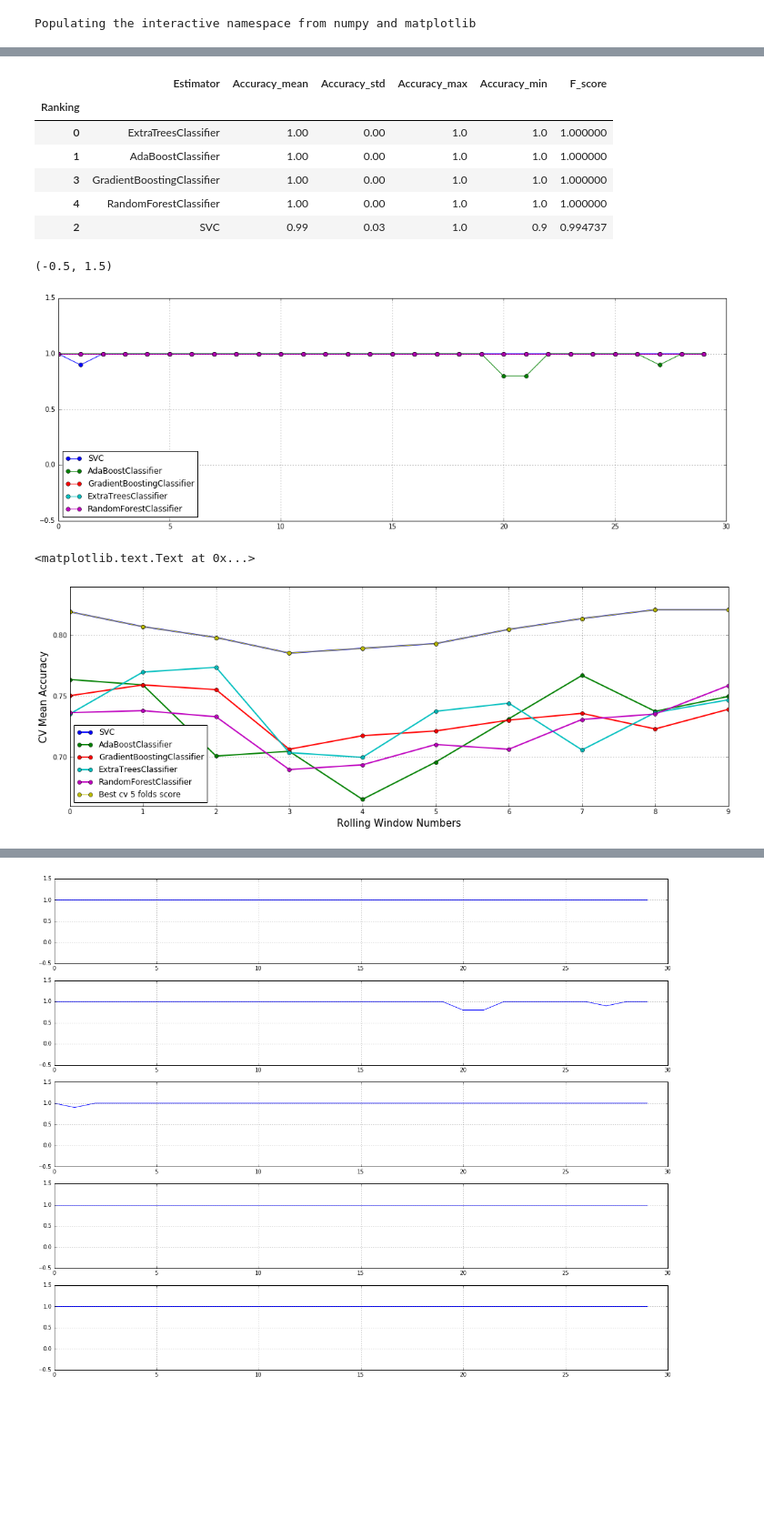
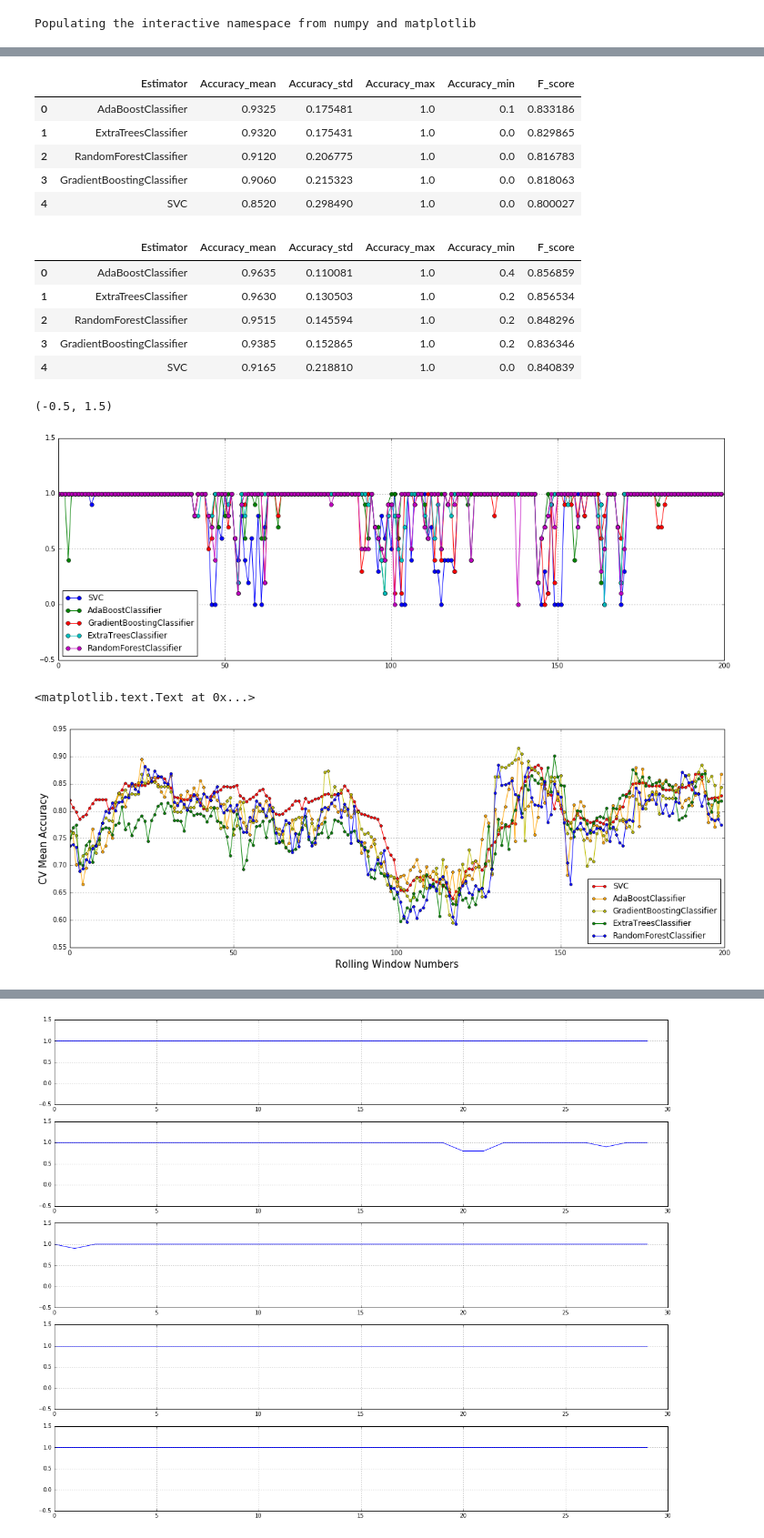
Before and after one commit to rorysroes/SGX-Full-OrderBook-Tick-Data-Trading-Strategy, a Jupyter notebook: Model_Selection.ipynb, the cells around one changed output, grey strips where cells are left out. Shown at 91% size. Drawn from its saved outputs; the diff is of its cells as text; code cells hidden in the pictures; blank space fills up the shorter version.

```diff
--- a/Model_Selection.ipynb
+++ b/Model_Selection.ipynb
@@ -83,13 +74,11 @@ class Model_Selection:
         self.keys = models.keys()
         self.best_score = {}
         self.grid = {}
-
         self.predict_values = {}
         self.cv_acc = {}
         self.acc = {}
         self.fscore = {}
         self.true_values = {}
-
         self.predict_values_day = {}
         self.cv_acc_day = {}
         self.acc_day = {}
@@ -110,7 +99,7 @@ class Model_Selection:
             #print 'CV Best Score = %s'%(Grid.best_score_)
             self.cv_acc[key].append(Grid.best_score_)
 
-    def model_fit(self,X_test,y_test):
+    def model_fit(self,X_train, y_train, X_test, y_test):
 
         for key in self.keys:
             #print "Running training & testing for %s." %(key)
@@ -147,22 +136,22 @@ class Model_Selection:
         for day in range(0,self.day,1):
             self.set_list() # store values
             print 'Day = %s'%(day+1)
-            for i in range(0,100,self.pred_sec):#,9000-self.latest_sec-600,self.pred_sec):
+            for i in range(0,9000-self.latest_sec-600,self.pred_sec):
 
-                print '----------------------------Rolling Window Time = %s----------------------------'%(i/pred_sec)
+                print '--------------------Rolling Window Time = %s--------------------'%(i/pred_sec)
                 # Train data
                 data_train = self.data_2014[day][i:i+self.latest_sec]
-                X_train = data_train.drop(["0"],axis=1)
+                X_train = data_train.drop(['0','65','66','67'],axis=1)
                 y_train = data_train['0']
 
                 # Test data
                 data_test = self.data_2014[day][i + self.latest_sec:i + self.latest_sec + self.pred_sec]
-                X_test = data_test.drop(["0"],axis=1)
+                X_test = data_test.drop(['0','65','66','67'],axis=1)
                 y_test = data_test['0']
 
                 start = time.time()
                 self.Grid_fit(X_train, y_train, cv = 5, scoring = 'accuracy')
-                self.model_fit(X_test,y_test)
+                self.model_fit(X_train, y_train,X_test,y_test)
                 end = time.time()
                 print 'Total Time = %s'%(end - start)
 
@@ -210,5 +199,6 @@ class Model_Selection:
 latest_sec = 60 * 30
 pred_sec = 10
 day = 2
+data_2014_up, data_2014_down = read_csv(day_trade)
 data_2014 = data_2014_up
 pip = Model_Selection(models,model_grid_params,data_2014,latest_sec,pred_sec,day)
@@ -245,13 +229,22 @@ pip.summary_day[0]
+# %%
+pip.summary_day[0].reset_index(drop = True)
+pip.summary_day[0].index.rename('Ranking', inplace=True)
+# %% [output]
+|  | Estimator | Accuracy_mean | Accuracy_std | Accuracy_max | Accuracy_min | F_score |
+| 0 | AdaBoostClassifier | 0.9325 | 0.175481 | 1.0 | 0.1 | 0.833186 |
+| 1 | ExtraTreesClassifier | 0.9320 | 0.175431 | 1.0 | 0.0 | 0.829865 |
+| 2 | RandomForestClassifier | 0.9120 | 0.206775 | 1.0 | 0.0 | 0.816783 |
+| 3 | GradientBoostingClassifier | 0.9060 | 0.215323 | 1.0 | 0.0 | 0.818063 |
+| 4 | SVC | 0.8520 | 0.298490 | 1.0 | 0.0 | 0.800027 |
 # %%
-pip.summary_day[1]
+pip.summary_day[1].reset_index(drop = True)
 # %% [output]
 |  | Estimator | Accuracy_mean | Accuracy_std | Accuracy_max | Accuracy_min | F_score |
-| Ranking |  |  |  |  |  |  |
-| 0 | ExtraTreesClassifier | 1.00 | 0.00 | 1.0 | 1.0 | 1.000000 |
-| 1 | AdaBoostClassifier | 1.00 | 0.00 | 1.0 | 1.0 | 1.000000 |
-| 3 | GradientBoostingClassifier | 1.00 | 0.00 | 1.0 | 1.0 | 1.000000 |
-| 4 | RandomForestClassifier | 1.00 | 0.00 | 1.0 | 1.0 | 1.000000 |
-| 2 | SVC | 0.99 | 0.03 | 1.0 | 0.9 | 0.994737 |
+| 0 | AdaBoostClassifier | 0.9635 | 0.110081 | 1.0 | 0.4 | 0.856859 |
+| 1 | ExtraTreesClassifier | 0.9630 | 0.130503 | 1.0 | 0.2 | 0.856534 |
+| 2 | RandomForestClassifier | 0.9515 | 0.145594 | 1.0 | 0.2 | 0.848296 |
+| 3 | GradientBoostingClassifier | 0.9385 | 0.152865 | 1.0 | 0.2 | 0.836346 |
+| 4 | SVC | 0.9165 | 0.218810 | 1.0 | 0.0 | 0.840839 |
 # %%
 #pip.true_values['SVC']
 # %%
@@ -264,17 +257,17 @@ for key in pip.keys:
 plt.ylim(-0.5,1.5)
 # %% [output]
 (-0.5, 1.5)
-[figure, old version]
+[figure, new version]
 # %%
 plt.figure(figsize = (18,6))
-color = []
-for key in pip.keys:
-    plot(np.array(pip.cv_acc_day[key])[0],'-o',label = key,lw = 2,markersize = 6)
-plot(best_cv_score,'-o',label = 'Best cv 5 folds score',color = 'y',lw = 1,markersize = 6)
+color_ = ['r','orange','y','g','b']
+for index,key in enumerate(pip.keys):
+    plot(np.array(pip.cv_acc_day[key])[0],'-o',label = key,color = color_[index],lw = 1,markersize = 4)
+#plot(best_cv_score,'-v',label = 'Best cv 5 folds score',color = 'violet',lw = 1,markersize = 6)
 plt.legend(loc=0)
 plt.grid()
 plt.xlabel('Rolling Window Numbers',size = 15)
 plt.ylabel('CV Mean Accuracy',size = 15)
 # %% [output]
 <matplotlib.text.Text at 0x...>
-[figure, old version]
+[figure, new version]
```
Also changed, not shown: parts of 12 cells of this notebook.
